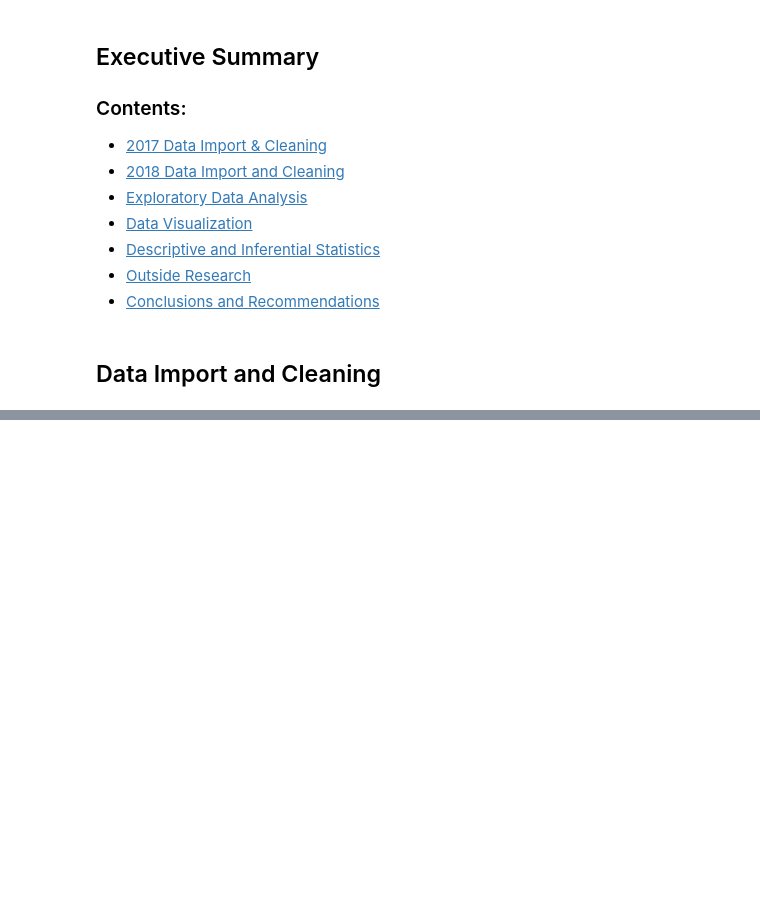
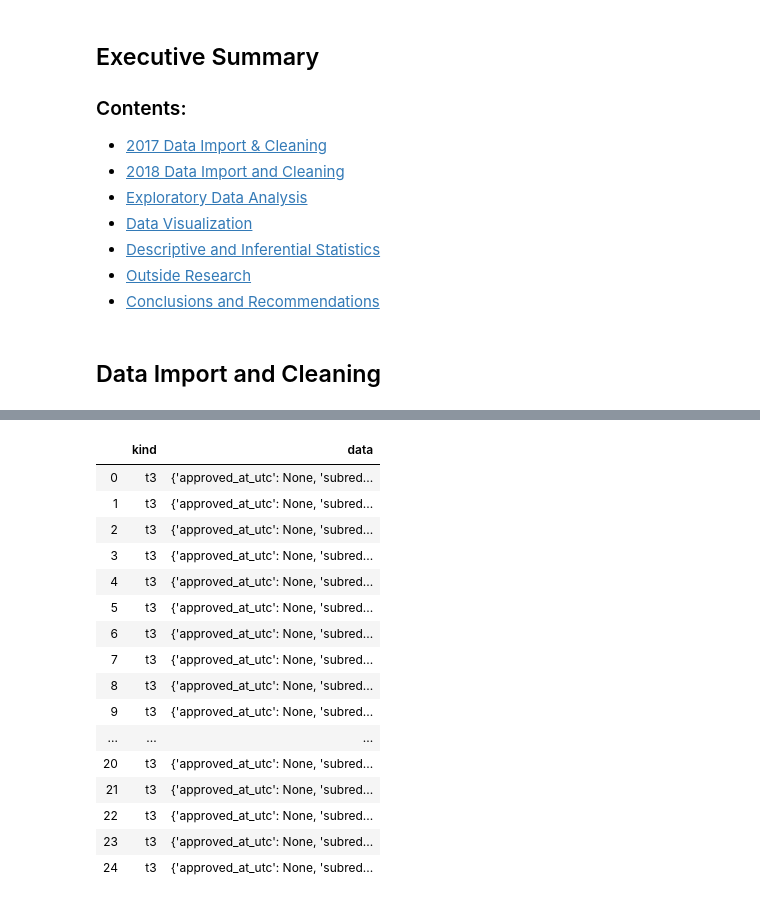
Before and after one commit to persocom01/GA-lessons, a Jupyter notebook: PROJECTS-AND-ASSIGNMENTS/project_3/code/02_.ipynb, the cells around one changed output, grey strips where cells are left out. Saved outputs shown, nothing was run; the diff lists cells and outputs as text; code cells hidden in the pictures; blank space fills up the shorter version.

```diff
--- a/PROJECTS-AND-ASSIGNMENTS/project_3/code/02_.ipynb
+++ b/PROJECTS-AND-ASSIGNMENTS/project_3/code/02_.ipynb
@@ -33,0 +82,2 @@ NameError: name 'js' is not defined
+# %%
+df = pd.DataFrame(js)
@@ -33,0 +135,20 @@ NameError: name 'js' is not defined
+# %%
+df2
+# %% [output]
+|  | kind | data |
+| 0 | t3 | {'approved_at_utc': None, 'subred... |
+| 1 | t3 | {'approved_at_utc': None, 'subred... |
+| 2 | t3 | {'approved_at_utc': None, 'subred... |
+| 3 | t3 | {'approved_at_utc': None, 'subred... |
+| 4 | t3 | {'approved_at_utc': None, 'subred... |
+| 5 | t3 | {'approved_at_utc': None, 'subred... |
+| 6 | t3 | {'approved_at_utc': None, 'subred... |
+| 7 | t3 | {'approved_at_utc': None, 'subred... |
+| 8 | t3 | {'approved_at_utc': None, 'subred... |
+| 9 | t3 | {'approved_at_utc': None, 'subred... |
+| ... | ... | ... |
+| 20 | t3 | {'approved_at_utc': None, 'subred... |
+| 21 | t3 | {'approved_at_utc': None, 'subred... |
+| 22 | t3 | {'approved_at_utc': None, 'subred... |
+| 23 | t3 | {'approved_at_utc': None, 'subred... |
+| 24 | t3 | {'approved_at_utc': None, 'subred... |
```
Also changed, not shown: parts of 25 cells of this notebook, 2 other files.
